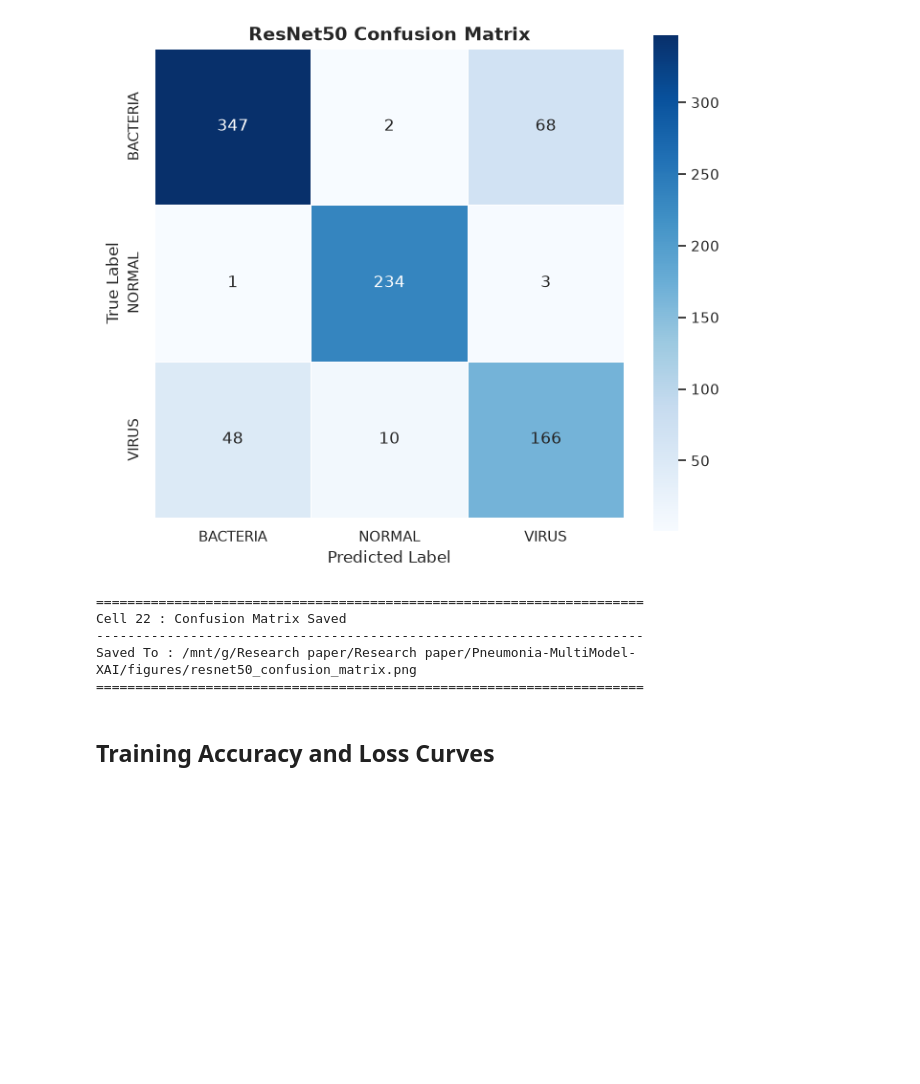
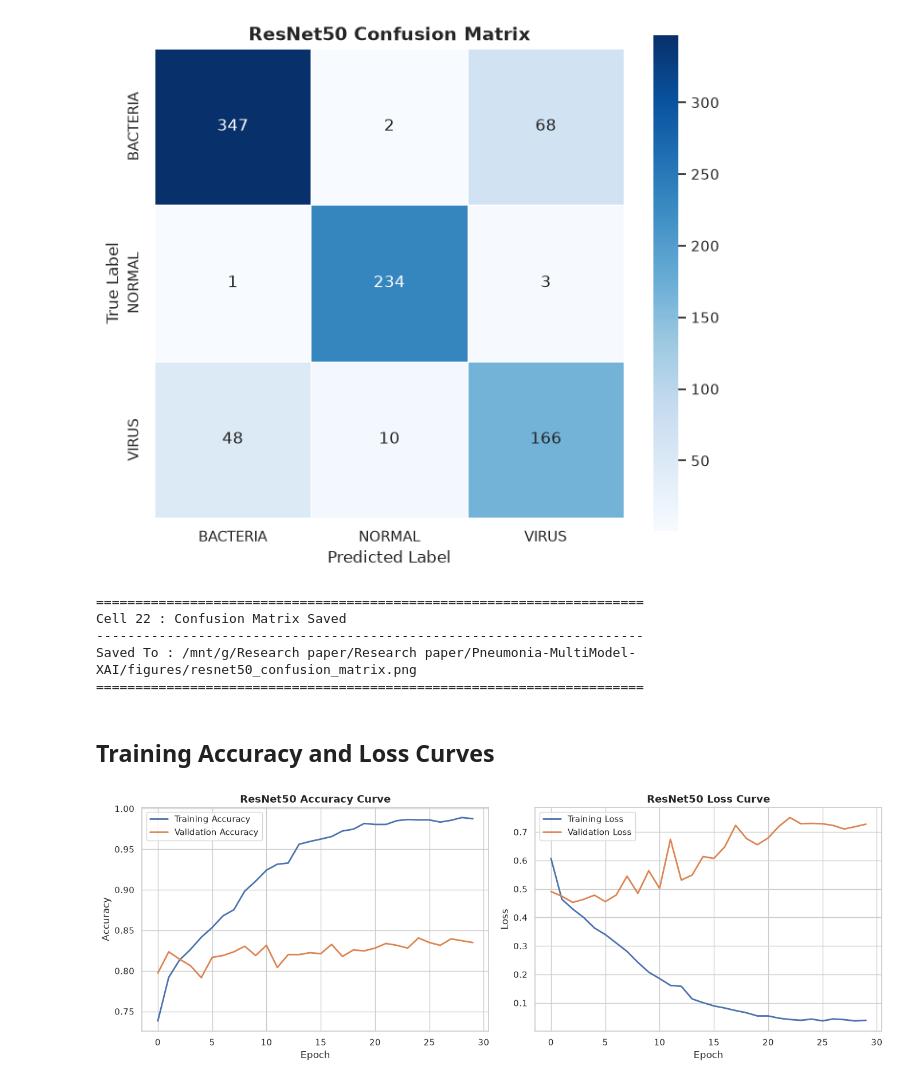
Before and after one commit to jaimulhaque/Pneumonia-MultiModel-XAI, a Jupyter notebook: notebooks/06_ResNet50_Baseline.ipynb, the cells around one changed output. Saved outputs shown, nothing was run; the diff lists cells and outputs as text; code cells hidden in the pictures; blank space fills up the shorter version.

Commit message:
Update training notebook

```diff
--- a/notebooks/06_ResNet50_Baseline.ipynb
+++ b/notebooks/06_ResNet50_Baseline.ipynb
@@ -1657,3 +1657,95 @@ Saved To : /mnt/g/Research paper/Research paper/Pneumonia-MultiModel-XAI/figures
 ======================================================================
 # %% [markdown]
 ## Training Accuracy and Loss Curves
+# %%
+# ============================================================
+# Cell 23: Training Accuracy & Loss Curves
+# ============================================================
+
+# -------------------------------
+# Create Figure
+# -------------------------------
+
+fig, axes = plt.subplots(1, 2, figsize=(14, 5))
+
+# ============================================================
+# Accuracy Curve
+# ============================================================
+
+axes[0].plot(
+    history_df["train_accuracy"],
+    label="Training Accuracy",
+    linewidth=2
+)
+
+axes[0].plot(
+    history_df["valid_accuracy"],
+    label="Validation Accuracy",
+    linewidth=2
+)
+
+axes[0].set_title(
+    f"{MODEL_NAME} Accuracy Curve",
+    fontsize=13,
+    fontweight="bold"
+)
+
+axes[0].set_xlabel("Epoch")
+axes[0].set_ylabel("Accuracy")
+axes[0].legend()
+axes[0].grid(True)
+
+# ============================================================
+# Loss Curve
+# ============================================================
+
+axes[1].plot(
+    history_df["train_loss"],
+    label="Training Loss",
+    linewidth=2
+)
+
+axes[1].plot(
+    history_df["valid_loss"],
+    label="Validation Loss",
+    linewidth=2
+)
+
+axes[1].set_title(
+    f"{MODEL_NAME} Loss Curve",
+    fontsize=13,
+    fontweight="bold"
+)
+
+axes[1].set_xlabel("Epoch")
+axes[1].set_ylabel("Loss")
+axes[1].legend()
+axes[1].grid(True)
+
+plt.tight_layout()
+
+# -------------------------------
+# Save Figure
+# -------------------------------
+
+ACCURACY_LOSS_CURVE_PATH = FIGURES_DIR / f"{MODEL_NAME.lower()}_accuracy_loss_curve.png"
+
+plt.savefig(
+    ACCURACY_LOSS_CURVE_PATH,
+    dpi=300,
+    bbox_inches="tight"
+)
+
+plt.show()
+
+# -------------------------------
+# Display Information
+# -------------------------------
+
+print("=" * 70)
+print("Cell 23 : Accuracy & Loss Curves Saved")
+print("-" * 70)
+print(f"Saved To : {ACCURACY_LOSS_CURVE_PATH}")
+print("=" * 70)
+# %% [output]
+[figure, added]
```
Also changed, not shown: parts of 2 cells of this notebook, 1 other file.
